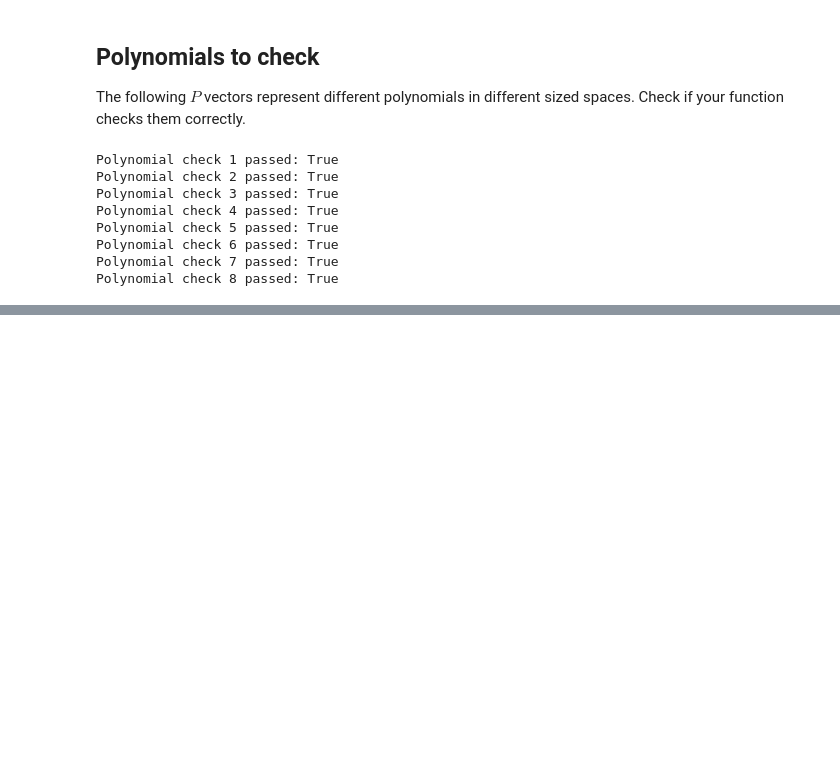
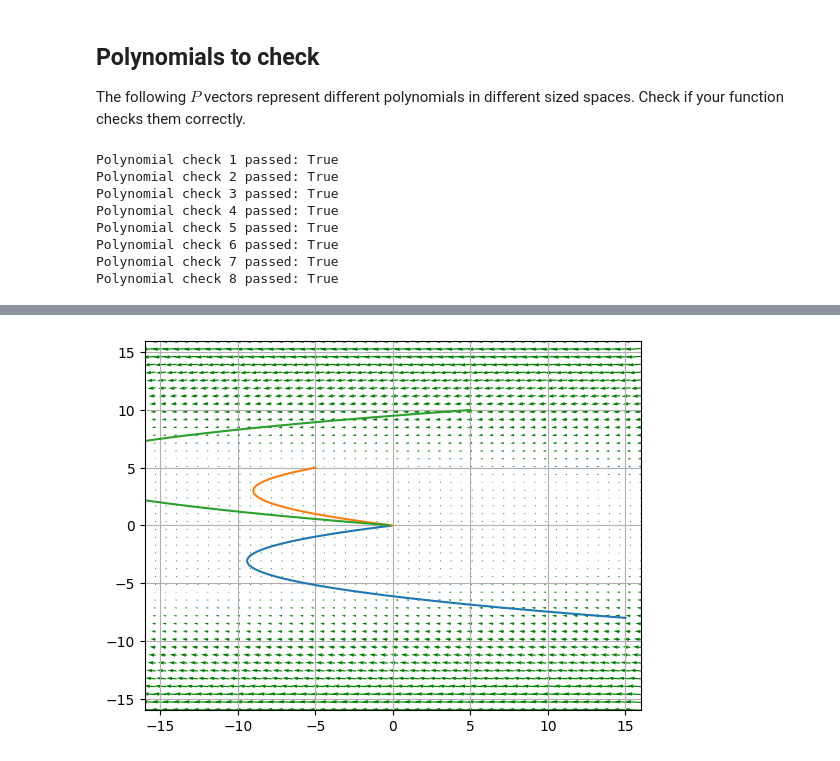
Before and after one commit to Mattmandav/OR_Problems, a Jupyter notebook: polynomial_validation.ipynb, the cells around one changed output, grey strips where cells are left out. Saved outputs shown, nothing was run; the diff lists cells and outputs as text; code cells hidden in the pictures; blank space fills up the shorter version.

```diff
--- a/polynomial_validation.ipynb
+++ b/polynomial_validation.ipynb
@@ -146,0 +175,42 @@ Need to find a polynomial lyapunov function for something
+# %%
+# Import required modules
+import numpy as np
+import matplotlib.pyplot as plt
+
+grid_size_x = 16
+grid_size_y = 16
+multiplier = 3
+
+# Meshgrid
+x, y = np.meshgrid(np.linspace(-grid_size_x, grid_size_x, grid_size_x*multiplier),
+                   np.linspace(-grid_size_y, grid_size_y, grid_size_y*multiplier))
+
+# Directional vectors
+u = -x - y**2
+v = -y
+
+# Plotting Vector Field with QUIVER
+plt.quiver(x, y, u, v, color='g')
+
+# Plotting a traces to see dynamics
+for start_point in [(15,-8), (-5,5), (5,10)]:
+    steps = 3000
+    delta = 1/500
+    x_trace = [start_point[0]]
+    y_trace = [start_point[1]]
+    for step in range(steps):
+        x_delta = -x_trace[-1] - y_trace[-1]**2
+        y_delta = -y_trace[-1]
+        x_trace.append(x_trace[-1] + delta*x_delta)
+        y_trace.append(y_trace[-1] + delta*y_delta)
+    plt.plot(x_trace, y_trace)
+
+# Setting x, y boundary limits
+plt.xlim(-grid_size_x, grid_size_x)
+plt.ylim(-grid_size_y, grid_size_y)
+
+# Show plot with grid
+plt.grid()
+plt.show()
+# %% [output]
+[figure, added]
```
Also changed, not shown: parts of 3 cells of this notebook.
